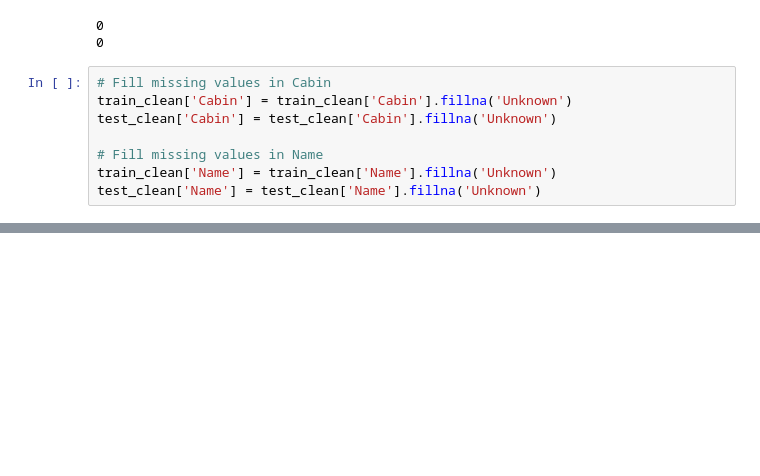
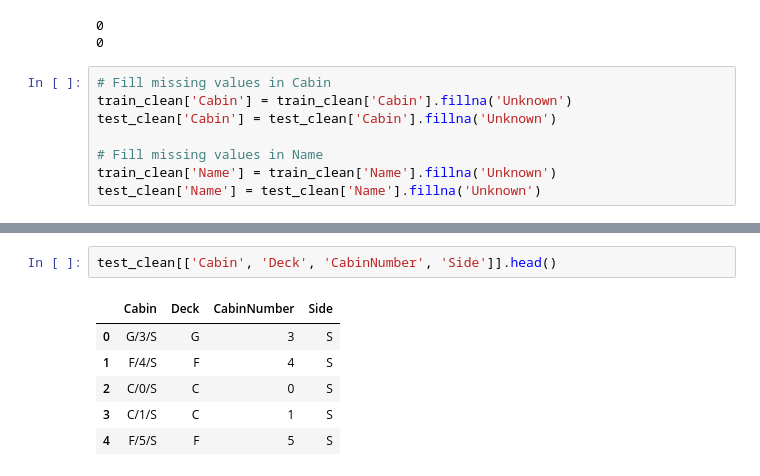
Before and after one commit to AiWriter404/Spaceship-Titanic-Prediction, a Jupyter notebook: Spaceship_Titanic_Prediction.ipynb, the cells around one changed output, grey strips where cells are left out. Drawn from its saved outputs; the diff is of its cells as text; blank space fills up the shorter version.

```diff
--- a/Spaceship_Titanic_Prediction.ipynb
+++ b/Spaceship_Titanic_Prediction.ipynb
@@ -536,0 +574,9 @@ test_clean['Name'] = test_clean['Name'].fillna('Unknown')
+# %%
+test_clean[['Cabin', 'Deck', 'CabinNumber', 'Side']].head()
+# %% [output]
+|  | Cabin | Deck | CabinNumber | Side |
+| 0 | G/3/S | G | 3 | S |
+| 1 | F/4/S | F | 4 | S |
+| 2 | C/0/S | C | 0 | S |
+| 3 | C/1/S | C | 1 | S |
+| 4 | F/5/S | F | 5 | S |
```
Also changed, not shown: parts of 3 cells of this notebook.
